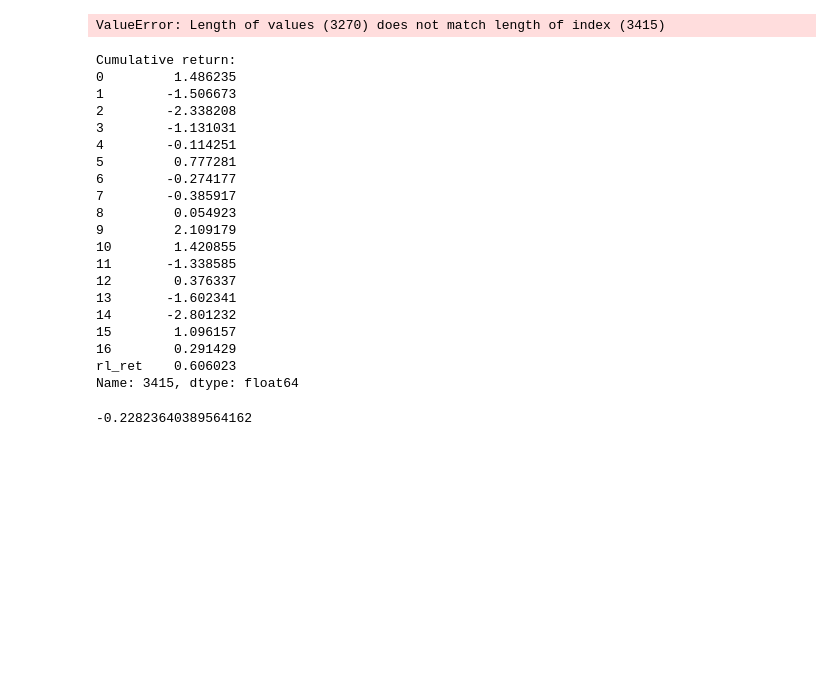
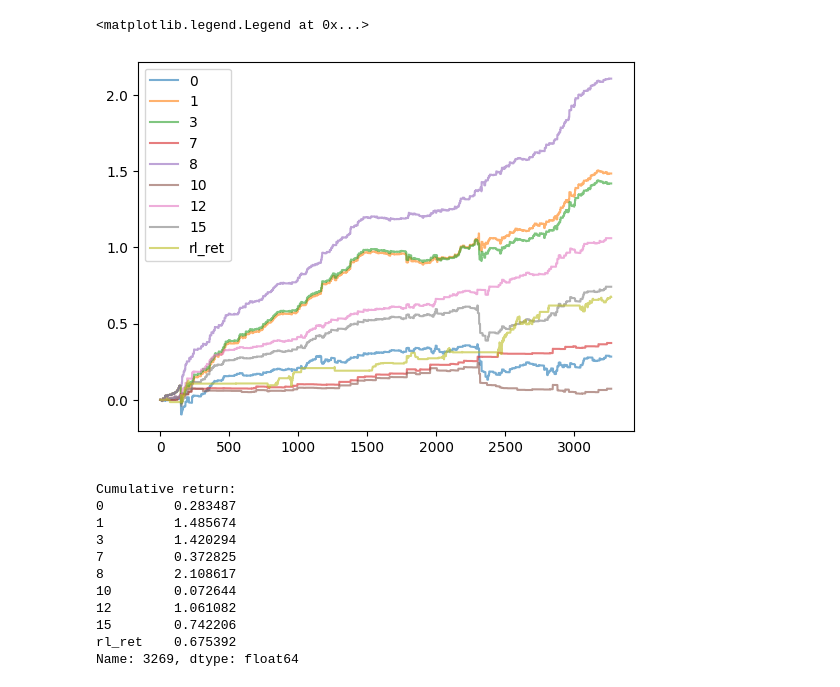
Before and after one commit to AbnerTeng/behavior-cloning, a Jupyter notebook: notebooks/evaluate.ipynb, the cells around one changed output. Cells and saved outputs as stored; diff of their text form; code cells hidden in the pictures; blank space fills up the shorter version.

```diff
--- a/notebooks/evaluate.ipynb
+++ b/notebooks/evaluate.ipynb
@@ -107,34 +107,26 @@ plt.plot(np.array(total_ret).cumsum())
 # %%
-df_new = df.iloc[1:, :]
+df_new = df.iloc[:len(total_ret), :]
 df_new['rl_ret'] = np.array(total_ret).cumsum()
-plt.plot(df_new, label=df_new.columns, alpha=0.8)
+
+positive_cols = df_new.iloc[-1] > 0
+filtered_df = df_new.loc[:, positive_cols]
+
+plt.plot(filtered_df, label=filtered_df.columns, alpha=0.6)
 plt.legend()
 # %% [output]
-ValueError: Length of values (3270) does not match length of index (3415)
+<matplotlib.legend.Legend at 0x...>
+[figure, added]
 # %%
-print(f"Cumulative return: \n{df_new.iloc[-1, :]}")
+print(f"Cumulative return: \n{filtered_df.iloc[-1, :]}")
 # %% [output]
 Cumulative return:
-0         1.486235
-1        -1.506673
-2        -2.338208
-3        -1.131031
-4        -0.114251
-5         0.777281
-6        -0.274177
-7        -0.385917
-8         0.054923
-9         2.109179
-10        1.420855
-11       -1.338585
-12        0.376337
-13       -1.602341
-14       -2.801232
-15        1.096157
-16        0.291429
-rl_ret    0.606023
-Name: 3415, dtype: float64
+0         0.283487
+1         1.485674
+3         1.420294
+7         0.372825
+8         2.108617
+10        0.072644
+12        1.061082
+15        0.742206
+rl_ret    0.675392
+Name: 3269, dtype: float64
-# %%
-df_new.iloc[-1, :-1].values.mean()
-# %% [output]
--0.22823640389564162
```
Also changed, not shown: parts of 1 cell of this notebook.
